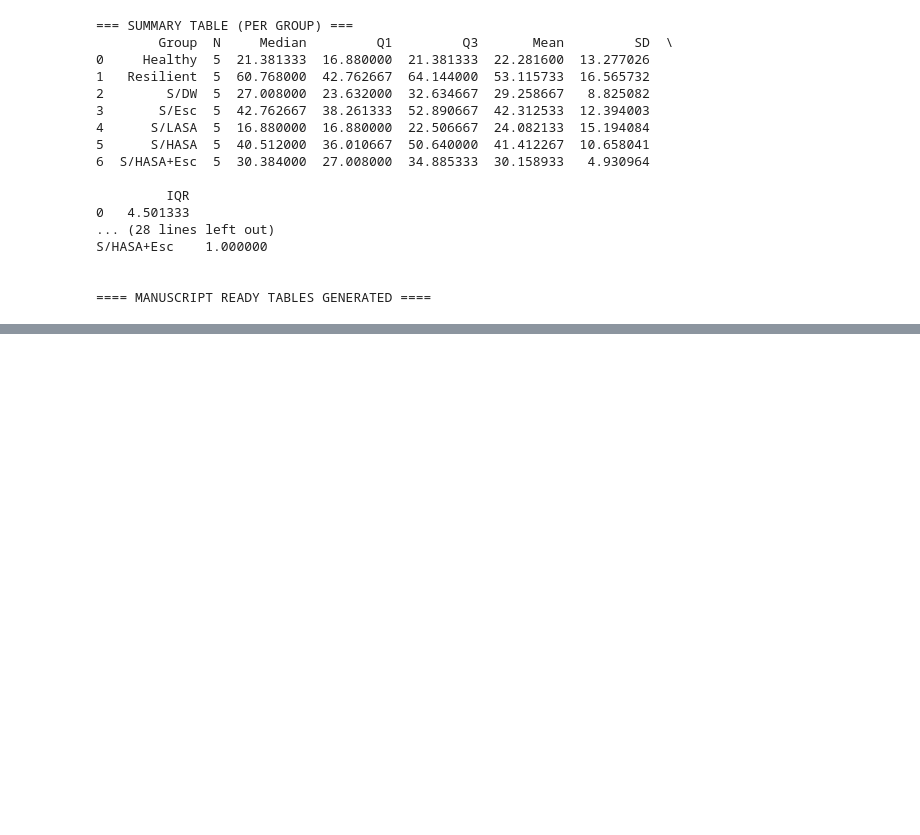
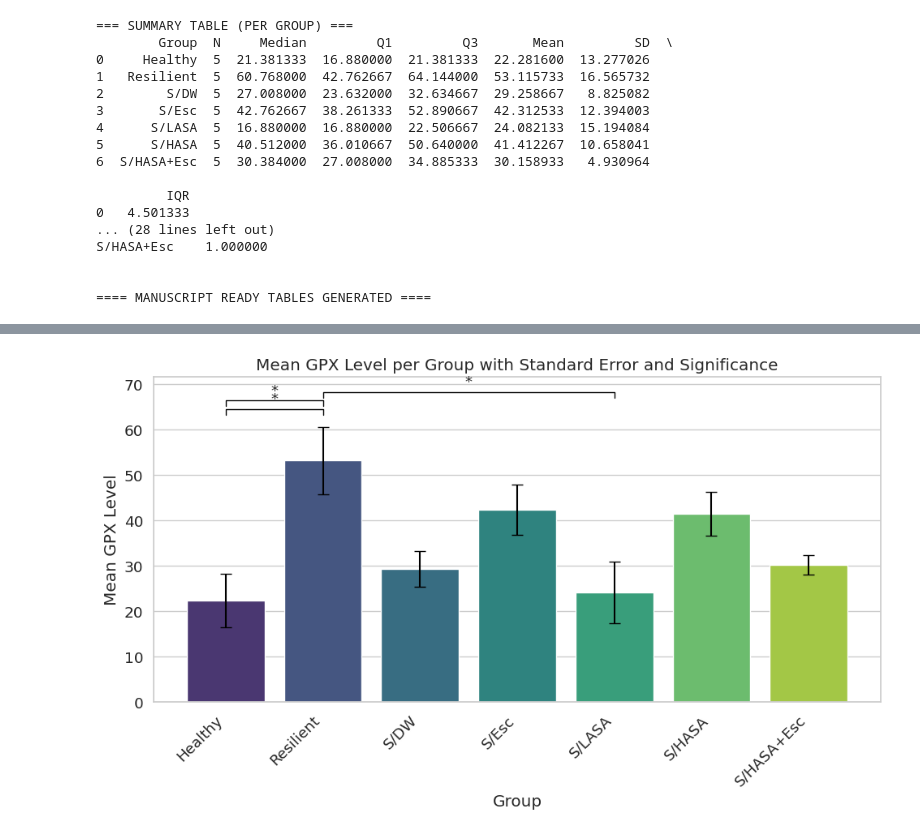
Before and after one commit to J-oyin/Dr.-Jimoh-Analysis, a Jupyter notebook: GPx.ipynb, the cells around one changed output, grey strips where cells are left out. Cells and saved outputs as stored; diff of their text form; code cells hidden in the pictures; blank space fills up the shorter version.

```diff
--- a/GPx.ipynb
+++ b/GPx.ipynb
@@ -306,3 +306,87 @@ with pd.ExcelWriter("GPX_KW_Analysis.xlsx") as writer:
     summary.to_excel(writer, sheet_name="Summary", index=False)
     kw_table.to_excel(writer, sheet_name="Kruskal", index=False)
     dunn.to_excel(writer, sheet_name="Dunn_Posthoc")
+# %%
+groups_to_compare = ["Healthy", "Resilient"]
+
+# Generate contrasts manually
+pairs_of_interest = [
+    ("Healthy", g) for g in summary_plot["Group"] if g != "Healthy"
+] + [
+    ("Resilient", g) for g in summary_plot["Group"] if g != "Resilient"
+]
+# %%
+import scikit_posthocs as sp
+
+# Produce posthoc matrix (p-values for all)
+p_matrix = sp.posthoc_dunn(df, val_col='GPX_level', group_col='Group', p_adjust='fdr_bh')
+
+# Keep only the contrasts of interest
+filtered_pvals = [
+    (g1, g2, p_matrix.loc[g1, g2])
+    for (g1, g2) in pairs_of_interest
+]
+# %%
+import seaborn as sns
+import matplotlib.pyplot as plt
+
+def p_to_stars(p):
+    if p < 0.001:
+        return '***'
+    elif p < 0.01:
+        return '**'
+    elif p < 0.05:
+        return '*'
+    else:
+        return 'ns'
+
+plt.figure(figsize=(10, 6))
+sns.set(style="whitegrid", font_scale=1.2)
+
+ax = sns.barplot(data=summary_plot, x='Group', y='mean', palette='viridis', errorbar=None)
+
+# Add SEM error bars
+for i, row in summary_plot.iterrows():
+    ax.errorbar(i, row['mean'], yerr=row['sem'], fmt='none', ecolor='black', capsize=5)
+
+# Add stars for Dunn-significant pairs
+y_max = summary_plot['mean'].max() + summary_plot['sem'].max() + 0.05 * summary_plot['mean'].max()
+height_step = 0.03 * y_max
+current_height = y_max
+bump = 0.02 * y_max
+
+# Get unique group names to ensure correct indexing
+group_names = summary_plot['Group'].tolist()
+
+for (g1, g2, p) in filtered_pvals:
+    if p < 0.05: # Only plot significant pairs
+        try:
+            x1 = group_names.index(g1)
+            x2 = group_names.index(g2)
+
+            stars = p_to_stars(p)
+
+            # Draw connecting bracket
+            ax.plot([x1, x1, x2, x2],
+                    [current_height, current_height + bump,
+                     current_height + bump, current_height],
+                    c='black', lw=1)
+
+            # Add stars
+            ax.text((x1 + x2) / 2,
+                    current_height + 0.03 * y_max,
+                    stars,
+                    ha='center', va='bottom',
+                    fontsize=13)
+
+            current_height += height_step  # Stack next annotation above
+        except ValueError: # Handle cases where a group might not be in the plot
+            continue
+
+plt.title('Mean GPX Level per Group with Standard Error and Significance')
+plt.xlabel('Group')
+plt.ylabel('Mean GPX Level')
+plt.xticks(rotation=45, ha='right')
+plt.tight_layout()
+plt.show()
+# %% [output]
@@ -308,0 +396 @@ with pd.ExcelWriter("GPX_KW_Analysis.xlsx") as writer:
+[figure, added]
```
Also changed, not shown: parts of 1 cell of this notebook.
